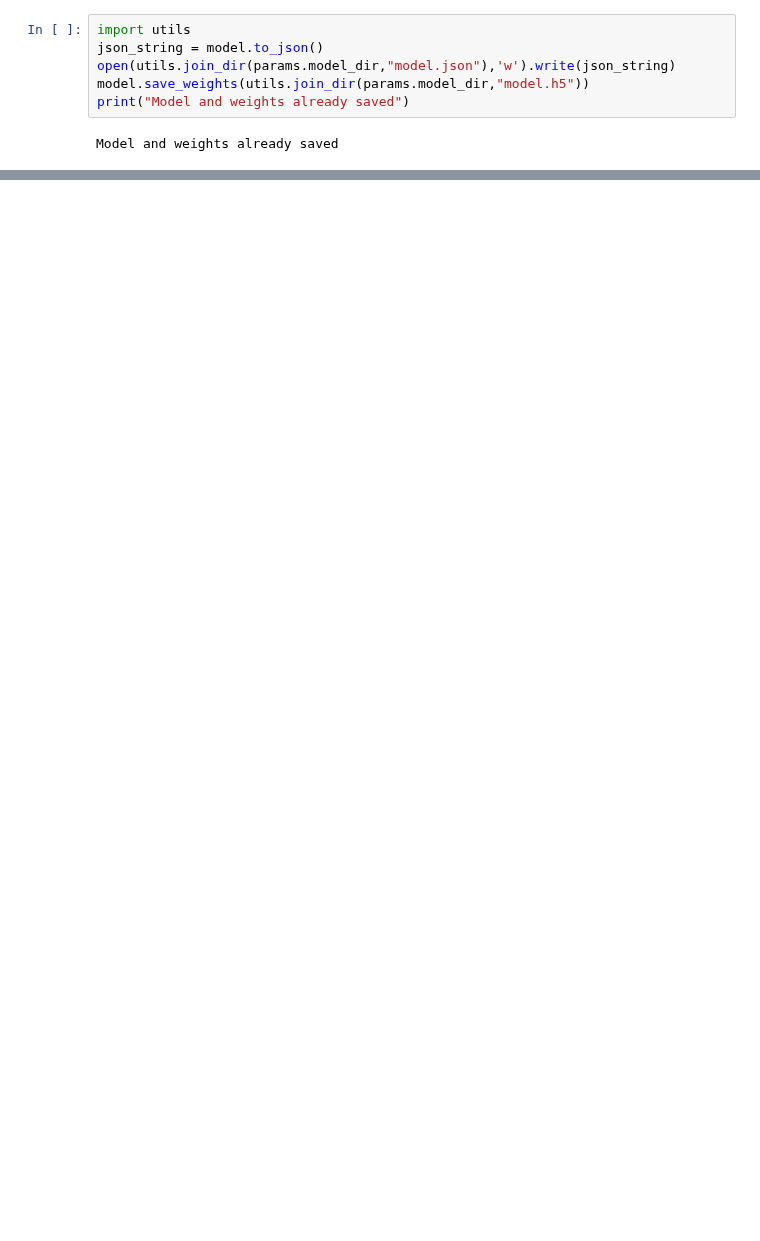
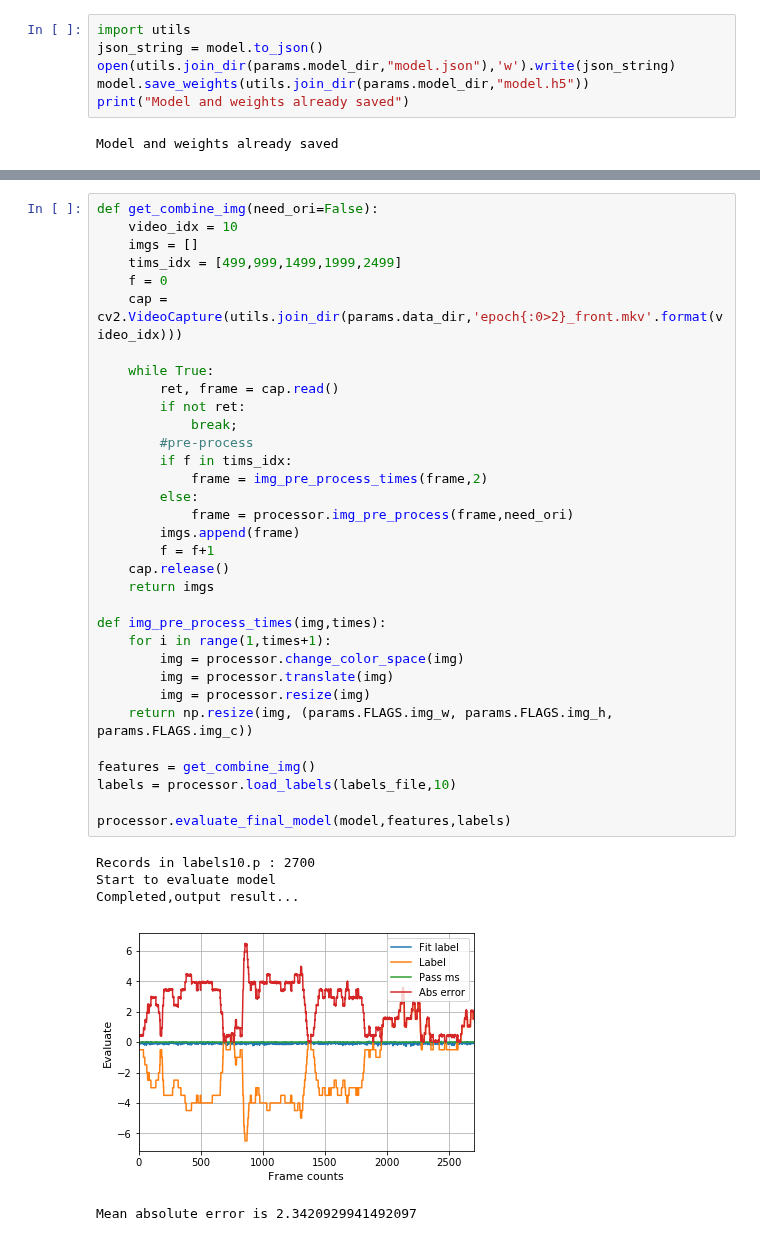
Before and after one commit to gdefenser/MyUdacity, a Jupyter notebook: CourseProjects/MLA_P7_DeepTesla/code.ipynb, the cells around one changed output, grey strips where cells are left out. Saved outputs shown, nothing was run; the diff lists cells and outputs as text; blank space fills up the shorter version.

```diff
--- a/CourseProjects/MLA_P7_DeepTesla/code.ipynb
+++ b/CourseProjects/MLA_P7_DeepTesla/code.ipynb
@@ -311,0 +270,39 @@ Test loss is:8.714785423808628
+# %%
+def get_combine_img(need_ori=False):
+    video_idx = 10
+    imgs = []
+    tims_idx = [499,999,1499,1999,2499]
+    f = 0
+    cap = cv2.VideoCapture(utils.join_dir(params.data_dir,'epoch{:0>2}_front.mkv'.format(video_idx)))
+
+    while True:
+        ret, frame = cap.read()
+        if not ret:
+            break;
+        #pre-process
+        if f in tims_idx:
+            frame = img_pre_process_times(frame,2)
+        else:
+            frame = processor.img_pre_process(frame,need_ori)
+        imgs.append(frame)
+        f = f+1
+    cap.release()
+    return imgs
+
+def img_pre_process_times(img,times):
+    for i in range(1,times+1):
+        img = processor.change_color_space(img)
+        img = processor.translate(img)
+        img = processor.resize(img)
+    return np.resize(img, (params.FLAGS.img_w, params.FLAGS.img_h, params.FLAGS.img_c))
+
+features = get_combine_img()
+labels = processor.load_labels(labels_file,10)
+
+processor.evaluate_final_model(model,features,labels)
+# %% [output]
+Records in labels10.p : 2700
+Start to evaluate model
+Completed,output result...
+[figure, added]
+Mean absolute error is 2.3420929941492097
```
Also changed, not shown: parts of 10 cells of this notebook, 3 other files.
